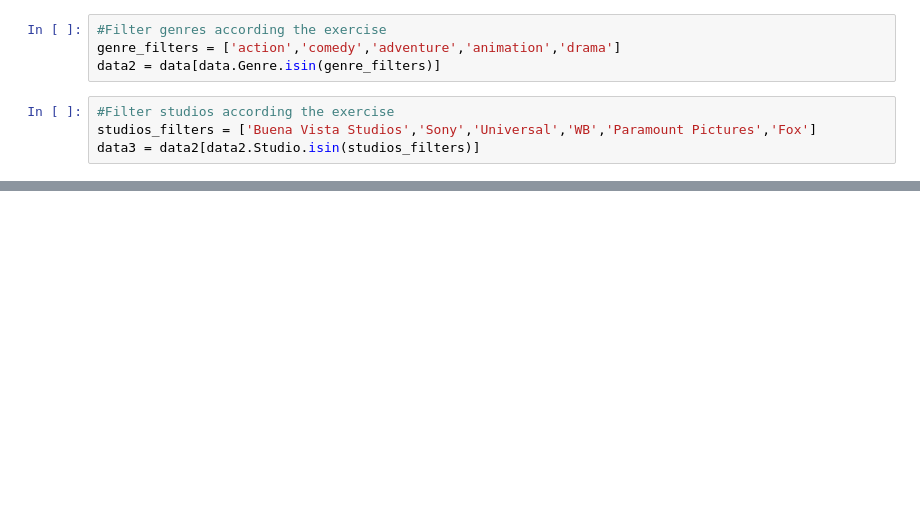
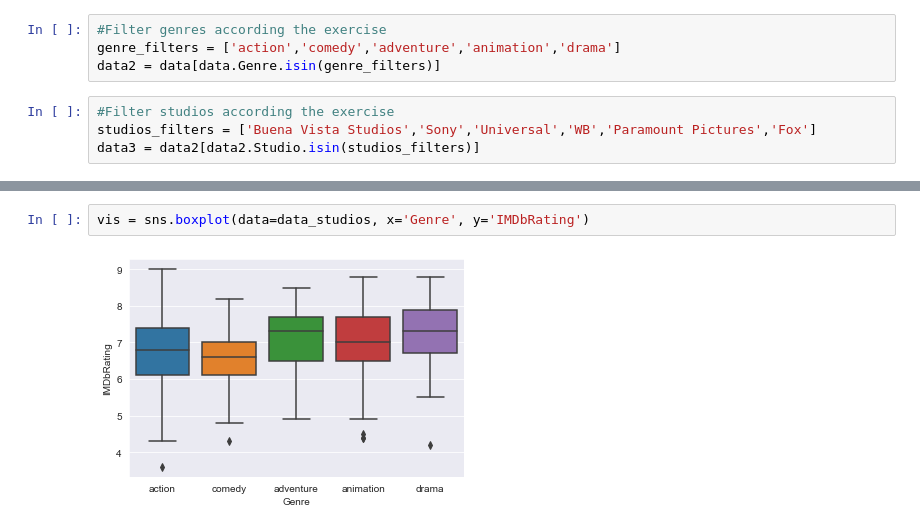
Before and after one commit to victorshimizu/Udemy_Python-For-Data-Science, a Jupyter notebook: Python A-Z™ - Python For Data Science With Real Exercises!/06 - Advanced Visualization/63. Homework - Movie Domestic Gross.ipynb, the cells around one changed output, grey strips where cells are left out. Drawn from its saved outputs; the diff is of its cells as text; blank space fills up the shorter version.

```diff
--- a/Python A-Z™ - Python For Data Science With Real Exercises!/06 - Advanced Visualization/63. Homework - Movie Domestic Gross.ipynb
+++ b/Python A-Z™ - Python For Data Science With Real Exercises!/06 - Advanced Visualization/63. Homework - Movie Domestic Gross.ipynb
@@ -54,0 +123,4 @@ plt.legend(bbox_to_anchor=(1.05,1), framealpha=0, loc="upper left")
+# %%
+vis = sns.boxplot(data=data_studios, x='Genre', y='IMDbRating')
+# %% [output]
+[figure, added]
```
Also changed, not shown: parts of 18 cells of this notebook, 1 other file.
